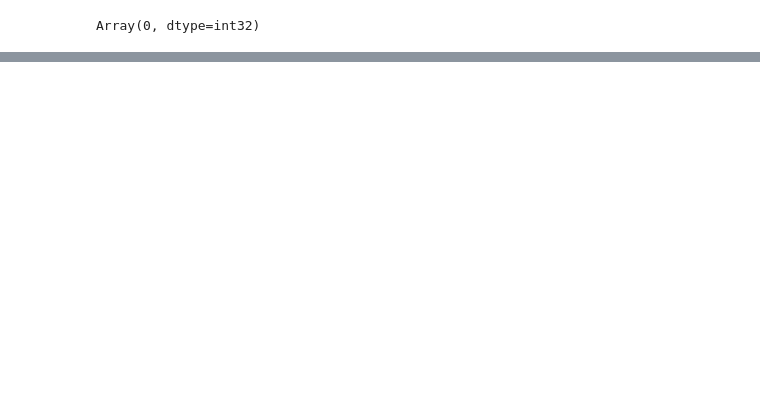
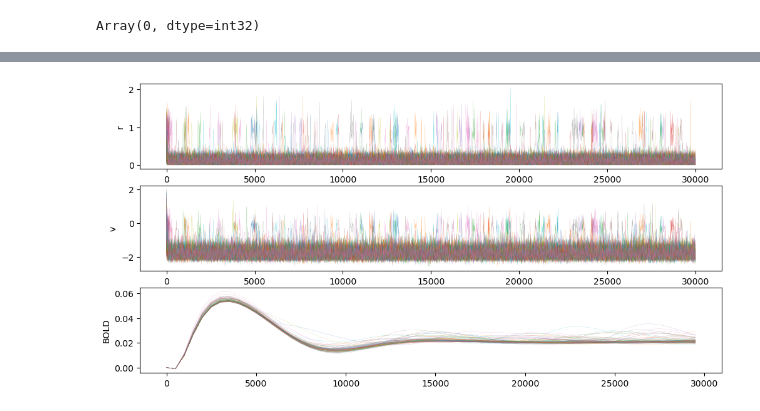
Before and after one commit to monicapaoletti/GSoC_T3.3_inference, a Jupyter notebook: scripts/notebooks/mpr_jax.ipynb, the cells around one changed output, grey strips where cells are left out. Cells and saved outputs as stored; diff of their text form; code cells hidden in the pictures; blank space fills up the shorter version.

```diff
--- a/scripts/notebooks/mpr_jax.ipynb
+++ b/scripts/notebooks/mpr_jax.ipynb
@@ -142,0 +122,17 @@ print(G)
+# %%
+import numpy as np
+import utils
+datapath = utils.DATA_ROOT
+weights = np.loadtxt(datapath+"/weights.txt", delimiter=None)
+# %%
+nn = len(weights)
+params = {"G": 0.25,
+          "weights": weights/np.max(weights),
+          "t_end": 10000,
+          "dt": 0.01,
+          "eta": jnp.array([-4.6]),
+          "rv_decimate": 10,
+          "noise_amp": 0.037,
+          "tr": 500.0,
+          "seed": 42
+          }
@@ -142,0 +147,6 @@ print(G)
+# %%
+params['t_end'] = 30_000
+g = 0.0
+rv_t, r, v, bold_t, bold_d = wrapper(g, params)
+plot(rv_t, r, v, bold_d, bold_t, g)
+# %% [output]
@@ -142,0 +154 @@ print(G)
+[figure, added]
```
Also changed, not shown: parts of 23 cells of this notebook.
